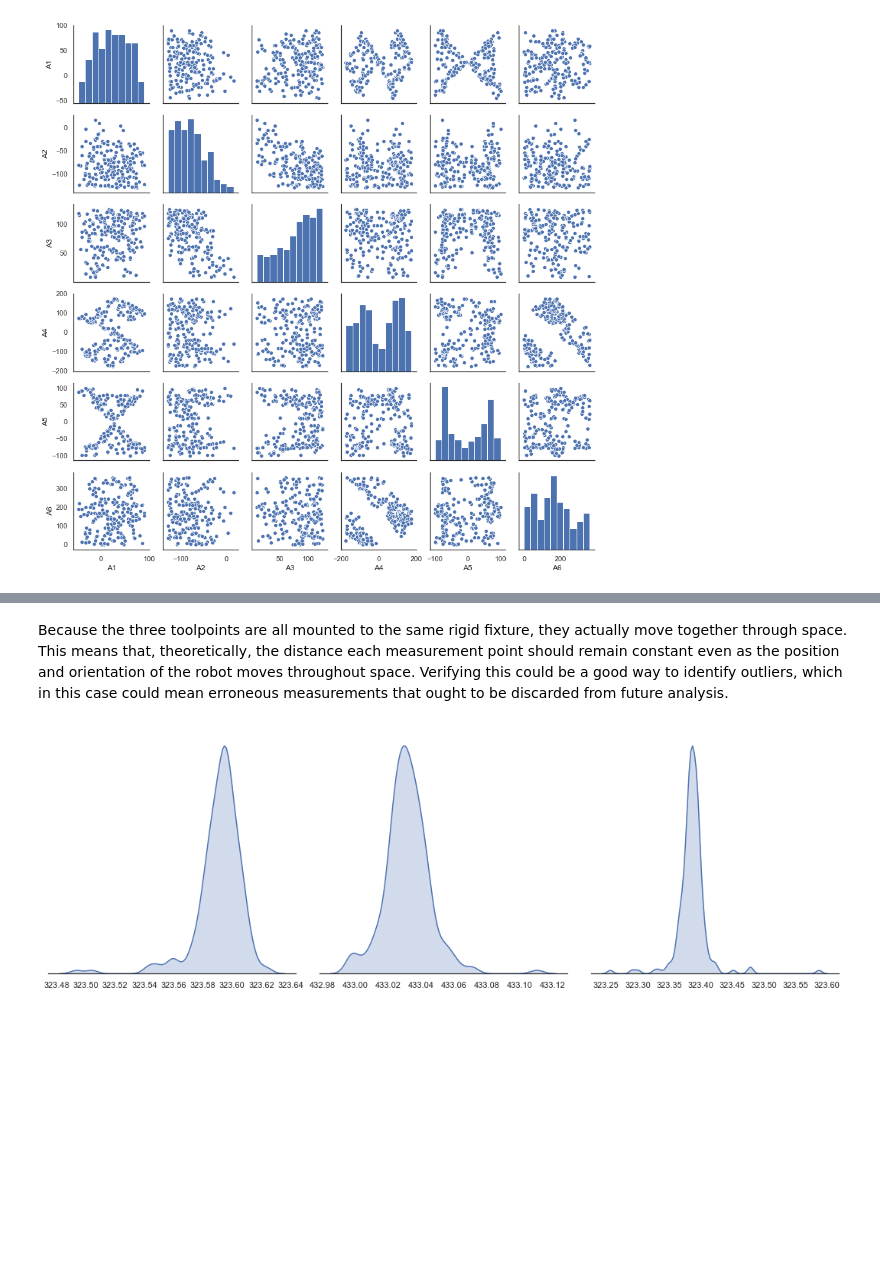
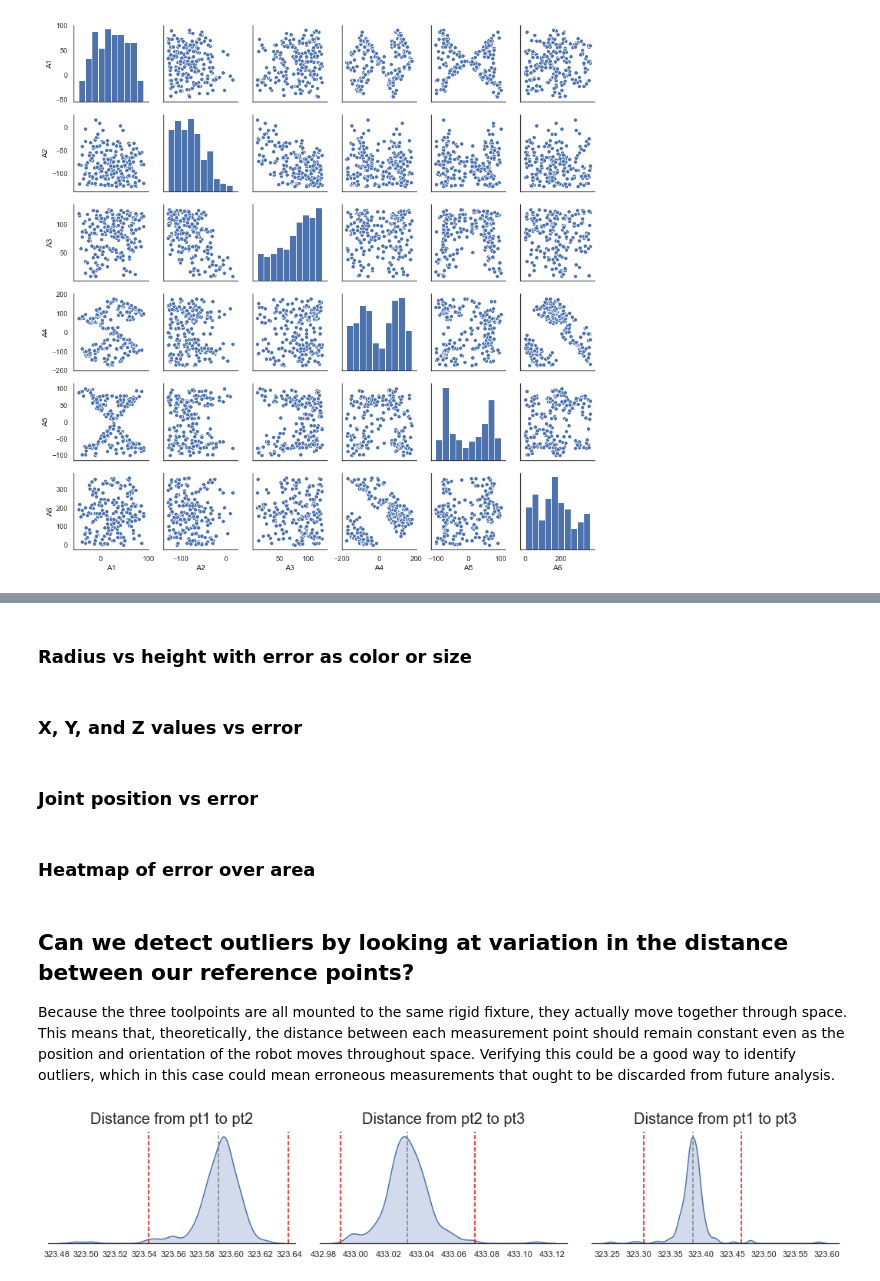
Before and after one commit to BotScutters/robot_accuracy, a Jupyter notebook: Positional accuracy of a 6-axis robot arm.ipynb, the cells around one changed output, grey strips where cells are left out. Cells and saved outputs as stored; diff of their text form; code cells hidden in the pictures; blank space fills up the shorter version.

Commit message:
Updated analysis

```diff
--- a/Positional accuracy of a 6-axis robot arm.ipynb
+++ b/Positional accuracy of a 6-axis robot arm.ipynb
@@ -80,6 +121,7 @@ The above statistics about the joint positions are somewhat informative, particu
 # %%
 # create pairplot of joint positions
 p = sns.pairplot(joints)
+sns.set(style="white", context="notebook")
 p.fig.set_size_inches(12,12) # sized to fit on my screen; adjust as needed
 # %% [output]
 [figure]
@@ -112,0 +297,18 @@ actuals.describe().loc[['mean','std', 'min', 'max']]
+# %%
+# calculate radial distance (from Y-axis) to each measured location
+act_radius1 = np.linalg.norm(act_pt1.iloc[:,[0,2]], axis=1)
+act_radius2 = np.linalg.norm(act_pt2.iloc[:,[0,2]], axis=1)
+act_radius3 = np.linalg.norm(act_pt3.iloc[:,[0,2]], axis=1)
+
+# create radius dataframe
+act_radii = pd.DataFrame({'pt1 radius':act_radius1, 'pt2 radius':act_radius2, 'pt3 radius':act_radius3})
+display(act_radii.describe().loc[['count','mean','std', 'min', 'max']])
+
+# calculate distance from robot base (origin) to each measured position
+act_mag1 = np.linalg.norm(act_pt1, axis=1)
+act_mag2 = np.linalg.norm(act_pt2, axis=1)
+act_mag3 = np.linalg.norm(act_pt3, axis=1)
+
+# create radius dataframe
+act_mags = pd.DataFrame({'pt1 distance':act_mag1, 'pt2 distance':act_mag2, 'pt3 distance':act_mag3})
+display(act_mags.describe().loc[['count','mean','std', 'min', 'max']])
@@ -113,2 +412,11 @@ actuals.describe().loc[['mean','std', 'min', 'max']]
+# %% [markdown]
+### Radius vs height with error as color or size
+# %% [markdown]
+### X, Y, and Z values vs error
+# %% [markdown]
+### Joint position vs error
+# %% [markdown]
+### Heatmap of error over area
 # %% [markdown]
-Because the three toolpoints are all mounted to the same rigid fixture, they actually move together through space. This means that, theoretically, the distance each measurement point should remain constant even as the position and orientation of the robot moves throughout space. Verifying this could be a good way to identify outliers, which in this case could mean erroneous measurements that ought to be discarded from future analysis.
+## Can we detect outliers by looking at variation in the distance between our reference points?
+Because the three toolpoints are all mounted to the same rigid fixture, they actually move together through space. This means that, theoretically, the distance between each measurement point should remain constant even as the position and orientation of the robot moves throughout space. Verifying this could be a good way to identify outliers, which in this case could mean erroneous measurements that ought to be discarded from future analysis.
@@ -120,28 +423,29 @@ pt3act = actuals[['xa3', 'ya3', 'za3']]
 # %%
 # calculate difference between (x, y, z) values of each point as vectors pointing from 1 to 2, 2 to 3, and 1 to 3
-vec12 = pd.DataFrame(pt1act.values-pt2act.values, columns=['x12', 'y12', 'z12'])
-vec23 = pd.DataFrame(pt2act.values-pt3act.values, columns=['x23', 'y23', 'z23'])
-vec13 = pd.DataFrame(pt1act.values-pt3act.values, columns=['x13', 'y13', 'z13'])
+vec12 = pd.DataFrame(act_pt1.values-act_pt2.values, columns=['x12', 'y12', 'z12'])
+vec23 = pd.DataFrame(act_pt2.values-act_pt3.values, columns=['x23', 'y23', 'z23'])
+vec13 = pd.DataFrame(act_pt1.values-act_pt3.values, columns=['x13', 'y13', 'z13'])
 
 # calculate magnitudes of the difference vectors
 mag12 = np.linalg.norm(vec12, axis=1)
 mag23 = np.linalg.norm(vec23, axis=1)
 mag13 = np.linalg.norm(vec13, axis=1)
 
-# Set up the matplotlib figure
-f, axes = plt.subplots(1, 3, figsize=(15, 5), sharex=False)
+# set up the matplotlib figure
+f, axes = plt.subplots(nrows=1, ncols=3, figsize=(15, 3), sharex=False)
 sns.despine(left=True)
+labels = ('Distance from pt1 to pt2', 'Distance from pt2 to pt3', 'Distance from pt1 to pt3')
+vec = (mag12, mag23, mag13)
 
-# Plot a simple histogram with binsize determined automatically
-sns.distplot(mag12, hist=False, kde_kws={"shade": True}, ax=axes[0])
-
-# Plot a kernel density estimate and rug plot
-sns.distplot(mag23, hist=False, kde_kws={"shade": True}, ax=axes[1])
-
-# Plot a filled kernel density estimate
-sns.distplot(mag13, hist=False, kde_kws={"shade": True}, ax=axes[2])
+# plot filled kernel density estimates
+for i, ax in enumerate(axes):
+    sns.distplot(vec[i], hist=False, kde_kws={"shade": True}, ax=ax)
+    ax.axvline(vec[i].mean(), color='grey', linestyle='dashed')
+    ax.axvline(vec[i].mean() + 3 * vec[i].std(), color='red', linestyle='dashed')
+    ax.axvline(vec[i].mean() - 3 * vec[i].std(), color='red', linestyle='dashed')
+    ax.set_title(labels[i], fontsize=20, verticalalignment='bottom')
 
 plt.setp(axes, yticks=[])
 plt.tight_layout()
 # %% [output]
-[figure, old version]
+[figure, new version]
```
Also changed, not shown: parts of 33 cells of this notebook.
